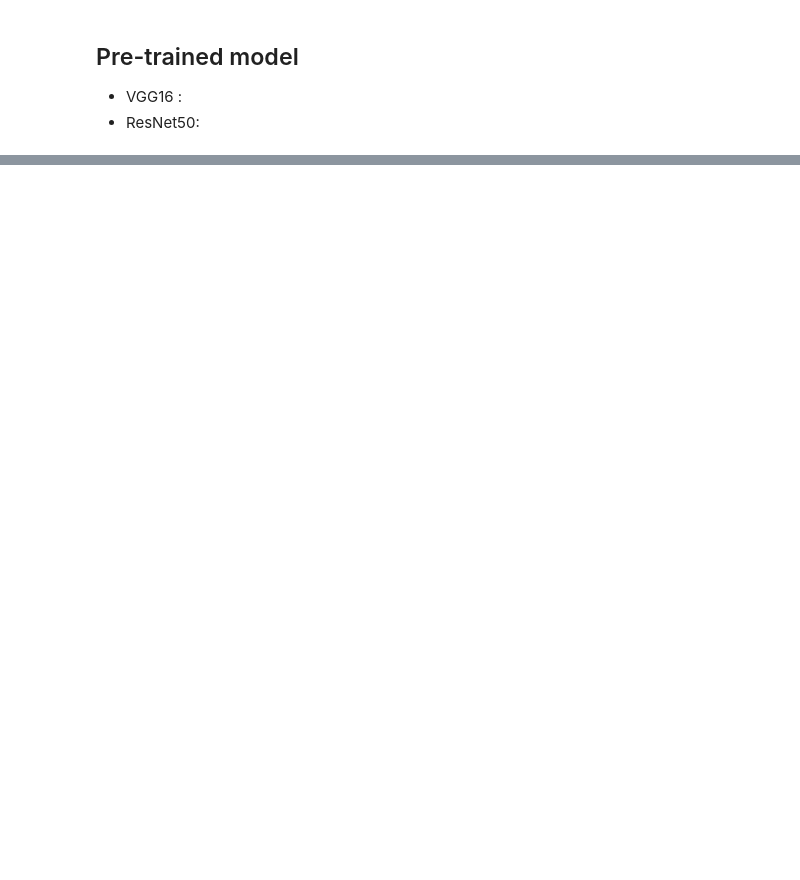
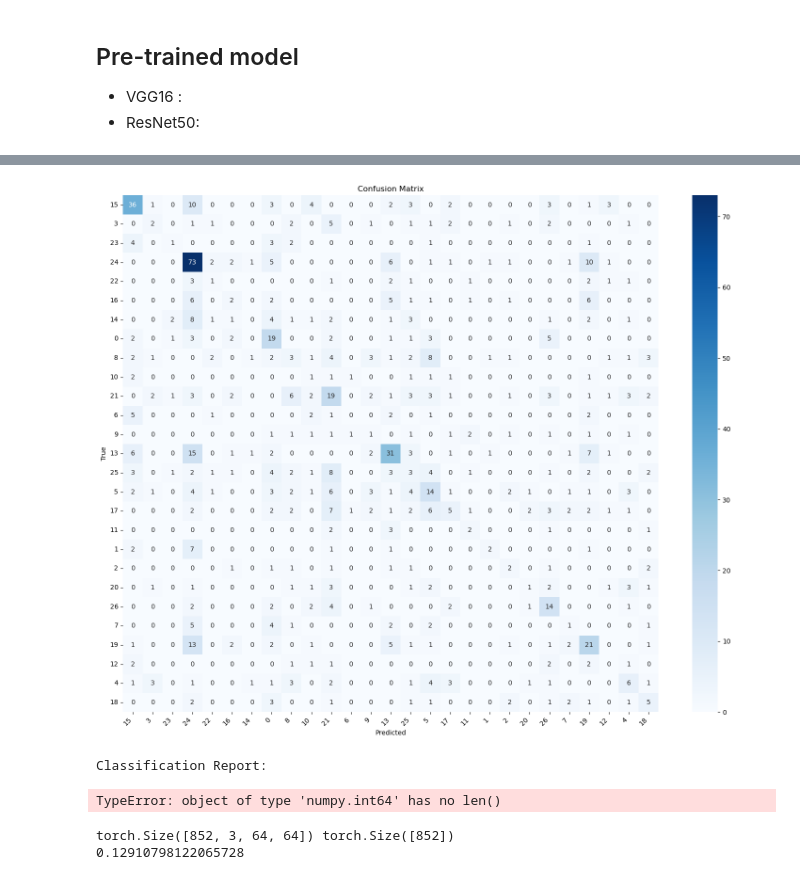
Before and after one commit to irregular6612/Bird-Genus-Multi-class-Image-Classification, a Jupyter notebook: test2.ipynb, the cells around one changed output, grey strips where cells are left out. Drawn from its saved outputs; the diff is of its cells as text; code cells hidden in the pictures; blank space fills up the shorter version.

```diff
--- a/test2.ipynb
+++ b/test2.ipynb
@@ -429,0 +747,77 @@ The tensorboard extension is already loaded. To reload it, use:
+# %%
+import sklearn.metrics
+import seaborn as sns
+import matplotlib.pyplot as plt
+
+def plot_confusion_matrix(model, validation_loader, device, class_names):
+    model.eval()
+    all_preds = []
+    all_labels = []
+
+    with torch.no_grad():
+        for inputs, labels in validation_loader:
+            inputs = inputs.to(device)
+            labels = labels.to(device)
+
+            outputs = model(inputs)
+            _, preds = torch.max(outputs, dim=1)
+
+            all_preds.extend(preds.cpu().numpy())
+            all_labels.extend(labels.cpu().numpy())
+
+    # 전체 데이터에 대한 confusion matrix 계산
+    cf_matrix = sklearn.metrics.confusion_matrix(all_labels, all_preds)
+
+    # 시각화
+    plt.figure(figsize=(15, 12))
+    sns.heatmap(cf_matrix,
+                annot=True,
+                fmt='d',
+                cmap='Blues',
+                xticklabels=class_names,
+                yticklabels=class_names)
+
+    plt.title('Confusion Matrix')
+    plt.xlabel('Predicted')
+    plt.ylabel('True')
+    plt.xticks(rotation=45, ha='right')
+    plt.yticks(rotation=0)
+    plt.tight_layout()
+    plt.show()
+
+    # 정확도, 정밀도, 재현율 등의 메트릭 출력
+    print("\nClassification Report:")
+    print(sklearn.metrics.classification_report(all_labels, all_preds,
+                                             target_names=class_names))
+
+# 클래스 이름 가져오기
+class_names = train_df['genus'].unique()
+
+# 혼동 행렬 플로팅
+plot_confusion_matrix(resnet34, validation_loader, device, class_names)
+# %% [output]
+[figure, added]
+Classification Report:
+TypeError: object of type 'numpy.int64' has no len()
+# %%
+# load model torch version
+model = resnet34
+model_path = "./checkpoints/pre-trained_241126-093510_total_aug.pth!!"
+best_model_weight = torch.load(model_path, weights_only=True)
+model.load_state_dict(best_model_weight)
+model.to(device)
+model.eval()
+with torch.no_grad():
+    for validation_item in validation_loader:
+        print(validation_item[0].shape, validation_item[1].shape)
+        preds = model(validation_item[0].to(device))
+        loss = loss_fn(preds, validation_item[1].to(device))
+        outputs_idx = torch.argmax(preds, dim=1)
+        corrects = (outputs_idx == validation_item[1].to(device)).sum().item()
+
+        val_acc = corrects / len(validation_loader.dataset)
+        print(val_acc)
+        break
+# %% [output]
+torch.Size([852, 3, 64, 64]) torch.Size([852])
+0.12910798122065728
```
Also changed, not shown: parts of 51 cells of this notebook, 18 other files.
